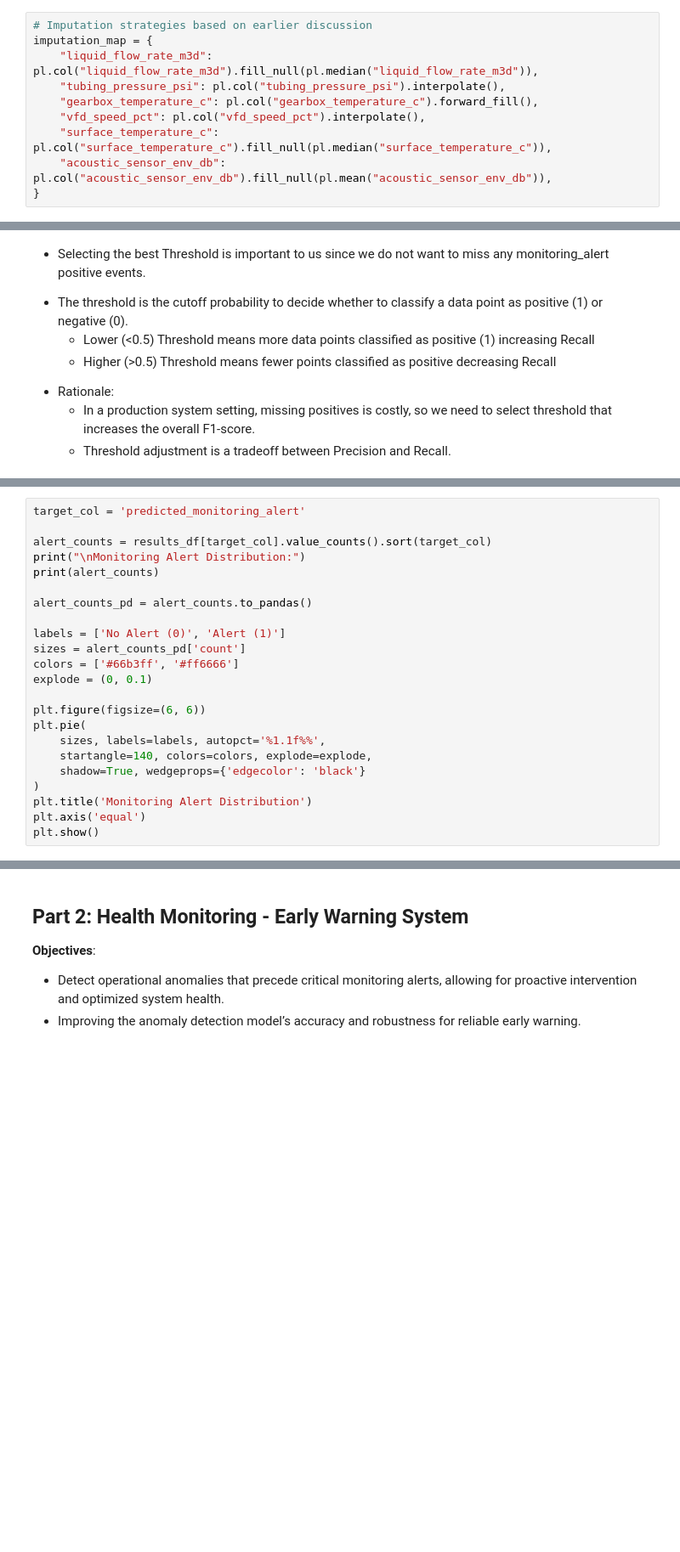
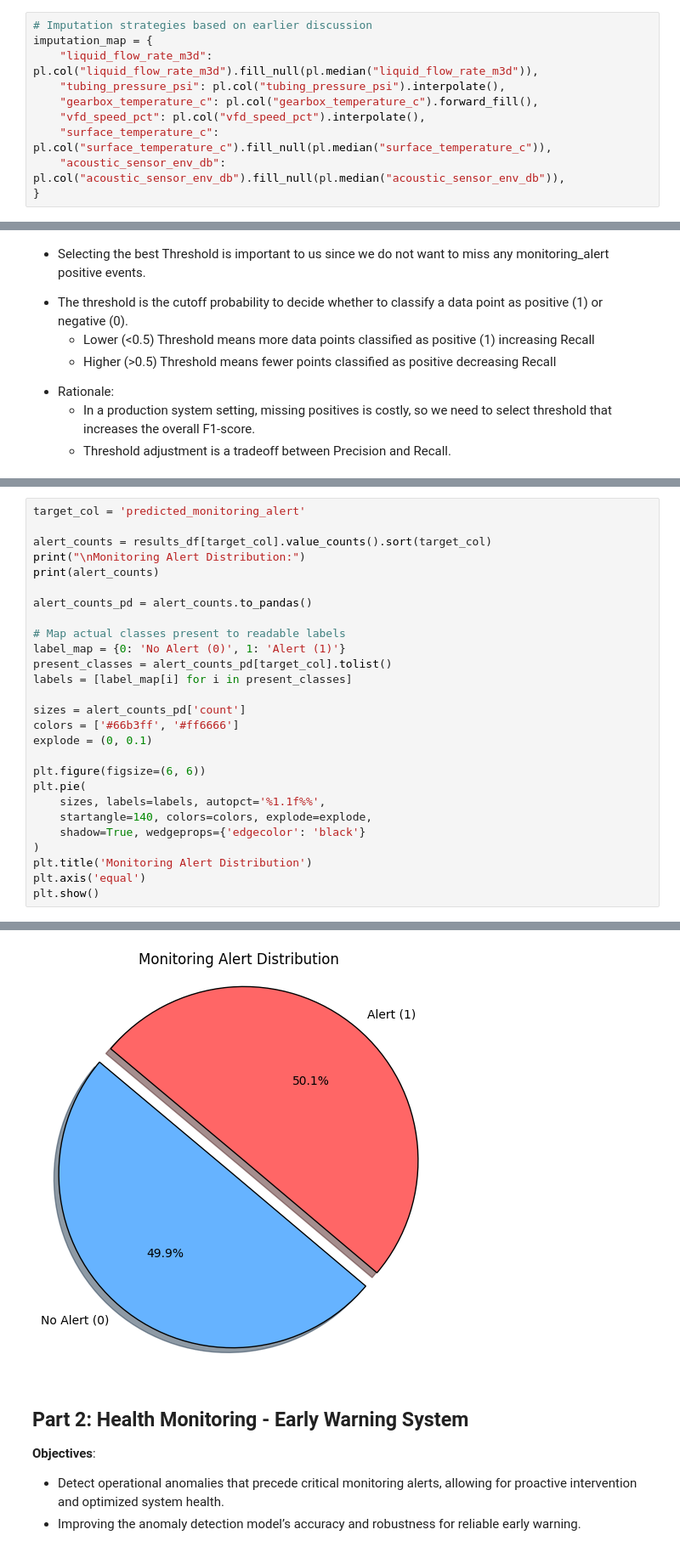
Before and after one commit to vashishtmarhwal/tech-challenge-ambyint, a Jupyter notebook: data-science/ambyint_assessment.ipynb, the cells around one changed output, grey strips where cells are left out. Shown at 85% size. Cells and saved outputs as stored; diff of their text form; blank space fills up the shorter version.

```diff
--- a/data-science/ambyint_assessment.ipynb
+++ b/data-science/ambyint_assessment.ipynb
@@ -606,7 +803,7 @@ imputation_map = {
     "gearbox_temperature_c": pl.col("gearbox_temperature_c").forward_fill(),
     "vfd_speed_pct": pl.col("vfd_speed_pct").interpolate(),
     "surface_temperature_c": pl.col("surface_temperature_c").fill_null(pl.median("surface_temperature_c")),
-    "acoustic_sensor_env_db": pl.col("acoustic_sensor_env_db").fill_null(pl.mean("acoustic_sensor_env_db")),
+    "acoustic_sensor_env_db": pl.col("acoustic_sensor_env_db").fill_null(pl.median("acoustic_sensor_env_db")),
 }
 # %%
 train_df_processed = handle_missing_values(train_df.clone(), imputation_map)
@@ -958,7 +1382,11 @@ print(alert_counts)
 
 alert_counts_pd = alert_counts.to_pandas()
 
-labels = ['No Alert (0)', 'Alert (1)']
+# Map actual classes present to readable labels
+label_map = {0: 'No Alert (0)', 1: 'Alert (1)'}
+present_classes = alert_counts_pd[target_col].tolist()
+labels = [label_map[i] for i in present_classes]
+
 sizes = alert_counts_pd['count']
 colors = ['#66b3ff', '#ff6666']
 explode = (0, 0.1)
@@ -972,3 +1400,4 @@ plt.pie(
 plt.title('Monitoring Alert Distribution')
 plt.axis('equal')
 plt.show()
+# %% [output]
@@ -975,3 +1414,4 @@ plt.show()
+[figure, added]
 # %% [markdown]
 ## Part 2: Health Monitoring - Early Warning System
 
```
Also changed, not shown: parts of 76 cells of this notebook, 1 other file.
